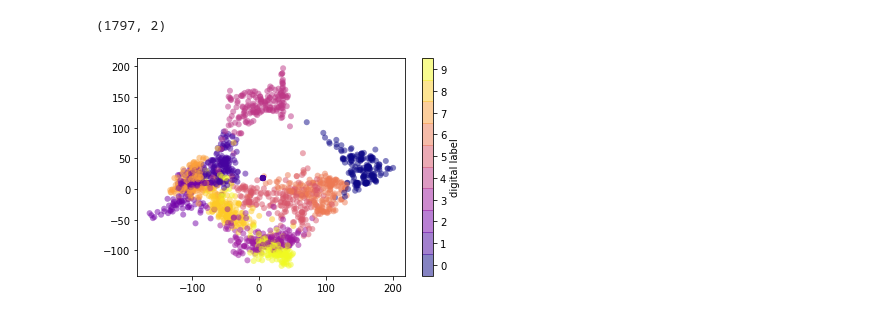
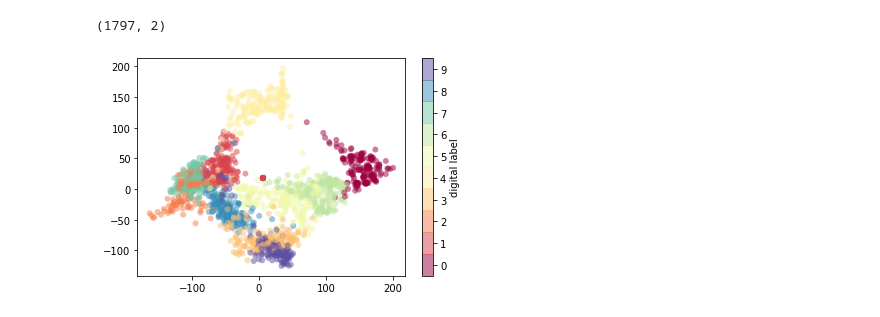
Before and after one commit to anitaguo49/Machine_Learning_Exercises_Datasets, a Jupyter notebook: Handwritten_digits_dataset.ipynb, the cells around one changed output. Drawn from its saved outputs; the diff is of its cells as text; code cells hidden in the pictures.

```diff
--- a/Handwritten_digits_dataset.ipynb
+++ b/Handwritten_digits_dataset.ipynb
@@ -87,12 +77,12 @@ data_projected.shape
 # %% [output]
 (1797, 2)
 # %%
-# plot the 2-D data to see if we can learn anything from its structure
+# An Isomap embeddings of the digits data - plot the 2-D data to see if we can learn anything from its structure
 from matplotlib import cm
 plt.scatter(data_projected[:,0], data_projected[:,1], c=digits.target,
            edgecolor='none', alpha=0.5,
-           cmap=plt.cm.get_cmap('plasma',10))
+           cmap=plt.cm.get_cmap('Spectral',10))
 plt.colorbar(label='digital label', ticks=range(10))
 plt.clim(-0.5, 9.5);
 # %% [output]
-[figure, old version]
+[figure, new version]
```
Also changed, not shown: parts of 8 cells of this notebook.
